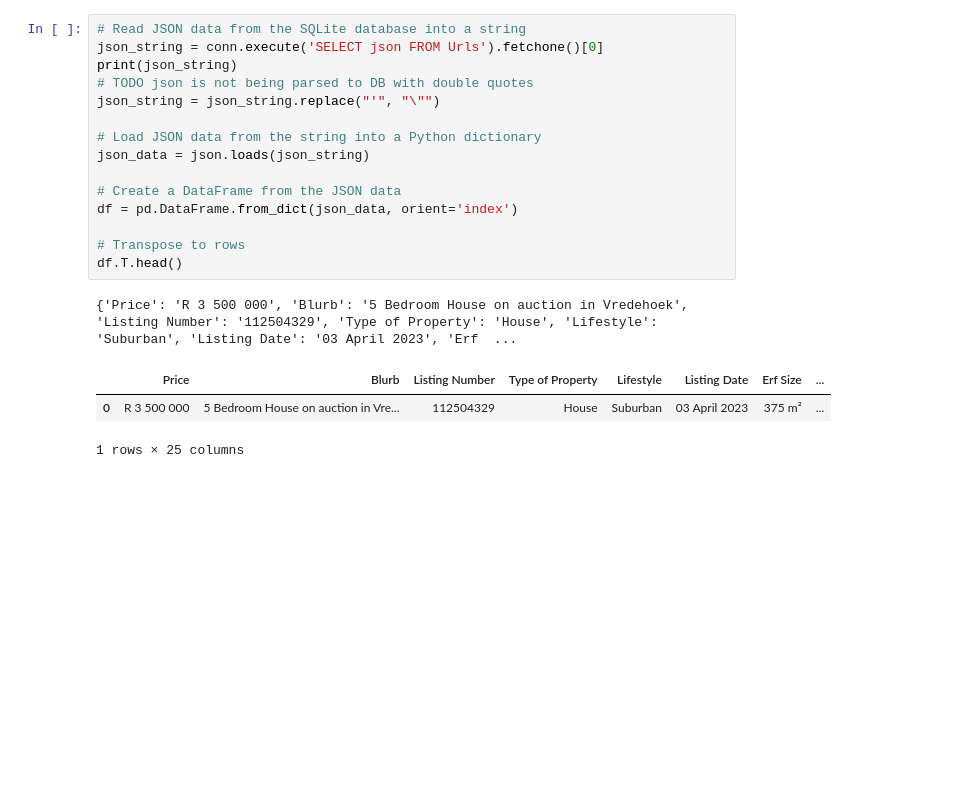
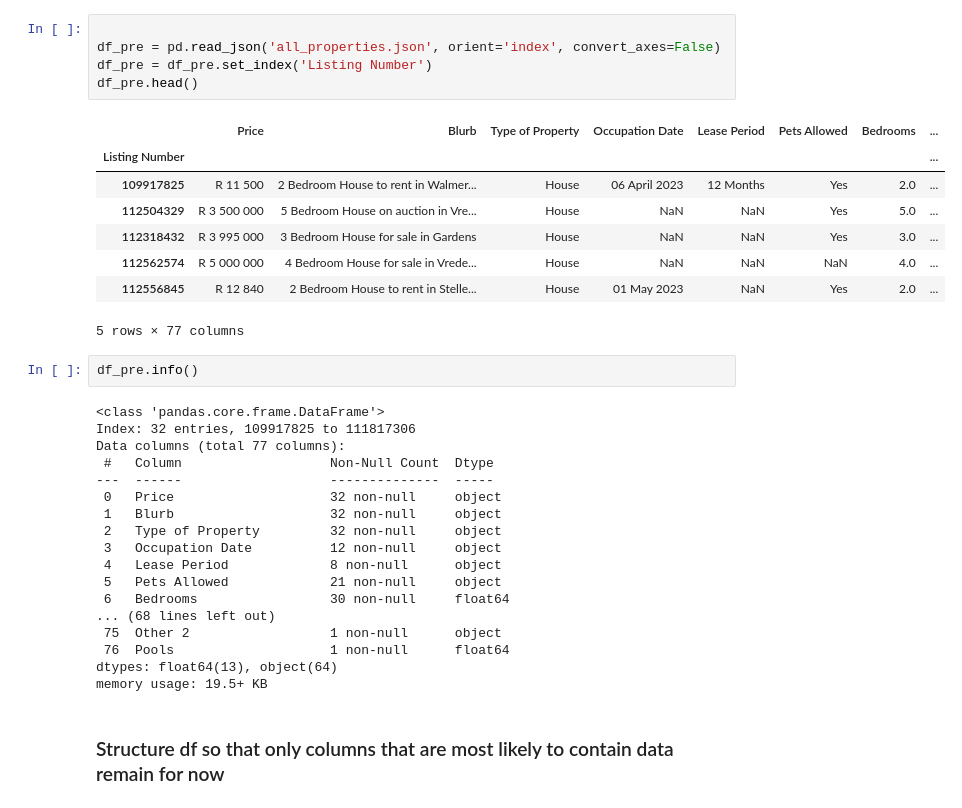
Before and after one commit to CoenMeintjes/PropScout, a Jupyter notebook: notebook.ipynb, the cells around one changed output. Saved outputs shown, nothing was run; the diff lists cells and outputs as text; blank space fills up the shorter version.

```diff
--- a/notebook.ipynb
+++ b/notebook.ipynb
@@ -34,20 +16,36 @@ memory usage: 260.0+ bytes
-# %%
-# Read JSON data from the SQLite database into a string
-json_string = conn.execute('SELECT json FROM Urls').fetchone()[0]
-print(json_string)
-# TODO json is not being parsed to DB with double quotes
-json_string = json_string.replace("'", "\"")
-
-# Load JSON data from the string into a Python dictionary
-json_data = json.loads(json_string)
-
-# Create a DataFrame from the JSON data
-df = pd.DataFrame.from_dict(json_data, orient='index')
-
-# Transpose to rows
-df.T.head()
-# %% [output]
-{'Price': 'R 3 500 000', 'Blurb': '5 Bedroom House on auction in Vredehoek', 'Listing Number': '112504329', 'Type of Property': 'House', 'Lifestyle': 'Suburban', 'Listing Date': '03 April 2023', 'Erf  ...
-|  | Price | Blurb | Listing Number | Type of Property | Lifestyle | Listing Date | Erf Size | ... |
-| 0 | R 3 500 000 | 5 Bedroom House on auction in Vre... | 112504329 | House | Suburban | 03 April 2023 | 375 m² | ... |
-1 rows × 25 columns
+# %%
+
+df_pre = pd.read_json('all_properties.json', orient='index', convert_axes=False)
+df_pre = df_pre.set_index('Listing Number')
+df_pre.head()
+# %% [output]
+|  | Price | Blurb | Type of Property | Occupation Date | Lease Period | Pets Allowed | Bedrooms | ... |
+| Listing Number |  |  |  |  |  |  |  | ... |
+| 109917825 | R 11 500 | 2 Bedroom House to rent in Walmer... | House | 06 April 2023 | 12 Months | Yes | 2.0 | ... |
+| 112504329 | R 3 500 000 | 5 Bedroom House on auction in Vre... | House | NaN | NaN | Yes | 5.0 | ... |
+| 112318432 | R 3 995 000 | 3 Bedroom House for sale in Gardens | House | NaN | NaN | Yes | 3.0 | ... |
+| 112562574 | R 5 000 000 | 4 Bedroom House for sale in Vrede... | House | NaN | NaN | NaN | 4.0 | ... |
+| 112556845 | R 12 840 | 2 Bedroom House to rent in Stelle... | House | 01 May 2023 | NaN | Yes | 2.0 | ... |
+5 rows × 77 columns
+# %%
+df_pre.info()
+# %% [output]
+<class 'pandas.core.frame.DataFrame'>
+Index: 32 entries, 109917825 to 111817306
+Data columns (total 77 columns):
+ #   Column                   Non-Null Count  Dtype
+---  ------                   --------------  -----
+ 0   Price                    32 non-null     object
+ 1   Blurb                    32 non-null     object
+ 2   Type of Property         32 non-null     object
+ 3   Occupation Date          12 non-null     object
+ 4   Lease Period             8 non-null      object
+ 5   Pets Allowed             21 non-null     object
+ 6   Bedrooms                 30 non-null     float64
+... (68 lines left out)
+ 75  Other 2                  1 non-null      object
+ 76  Pools                    1 non-null      float64
+dtypes: float64(13), object(64)
+memory usage: 19.5+ KB
+# %% [markdown]
+### Structure df so that only columns that are most likely to contain data remain for now
```
Also changed, not shown: parts of 13 cells of this notebook.
